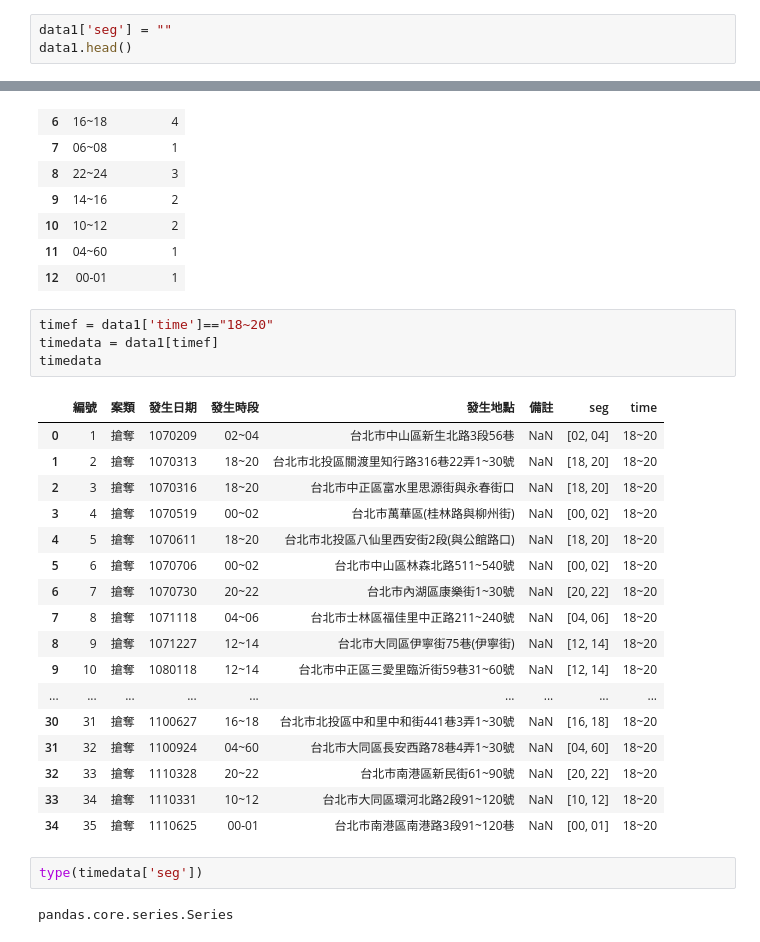
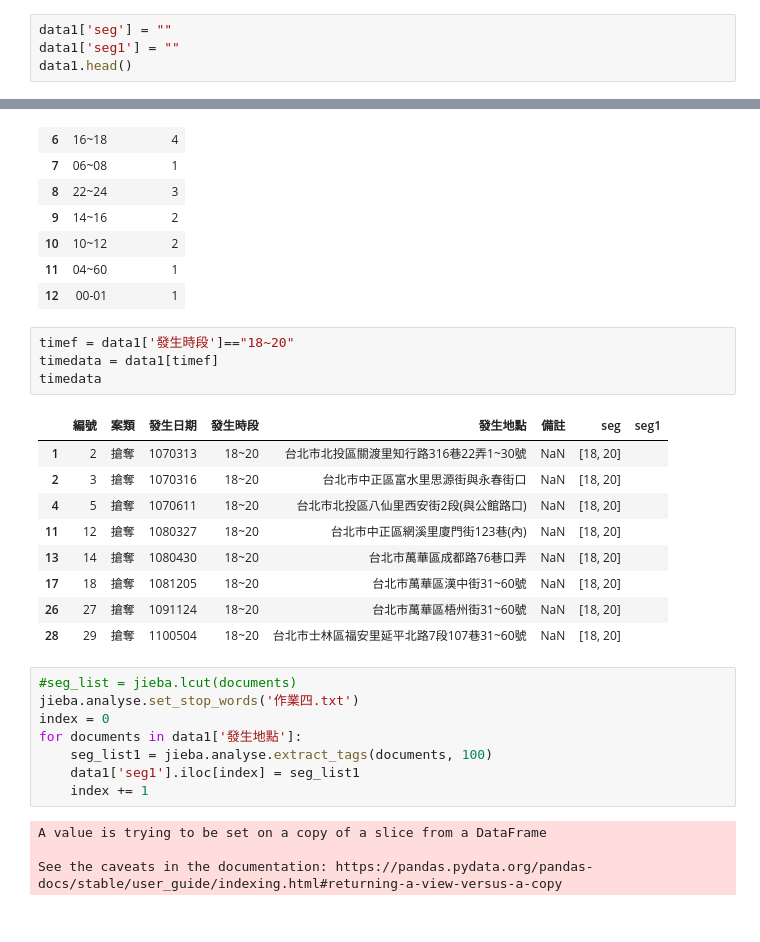
Before and after one commit to awchu0323/PL, a Jupyter notebook: 作業4/作業4.ipynb, the cells around one changed output, grey strips where cells are left out. Saved outputs shown, nothing was run; the diff lists cells and outputs as text.

```diff
--- a/作業4/作業4.ipynb
+++ b/作業4/作業4.ipynb
@@ -46,5 +42,6 @@ for sentence in andrew:
 我/是/台師大/科技系/陳亮竹
 # %%
 data1['seg'] = ""
+data1['seg1'] = ""
 data1.head()
 # %% [output]
@@ -113,28 +109,28 @@ result
 | 11 | 04~60 | 1 |
 | 12 | 00-01 | 1 |
 # %%
-timef = data1['time']=="18~20"
+timef = data1['發生時段']=="18~20"
 timedata = data1[timef]
 timedata
 # %% [output]
-|  | 編號 | 案類 | 發生日期 | 發生時段 | 發生地點 | 備註 | seg | time |
-| 0 | 1 | 搶奪 | 1070209 | 02~04 | 台北市中山區新生北路3段56巷 | NaN | [02, 04] | 18~20 |
-| 1 | 2 | 搶奪 | 1070313 | 18~20 | 台北市北投區關渡里知行路316巷22弄1~30號 | NaN | [18, 20] | 18~20 |
-| 2 | 3 | 搶奪 | 1070316 | 18~20 | 台北市中正區富水里思源街與永春街口 | NaN | [18, 20] | 18~20 |
-| 3 | 4 | 搶奪 | 1070519 | 00~02 | 台北市萬華區(桂林路與柳州街) | NaN | [00, 02] | 18~20 |
-| 4 | 5 | 搶奪 | 1070611 | 18~20 | 台北市北投區八仙里西安街2段(與公館路口) | NaN | [18, 20] | 18~20 |
-| 5 | 6 | 搶奪 | 1070706 | 00~02 | 台北市中山區林森北路511~540號 | NaN | [00, 02] | 18~20 |
-| 6 | 7 | 搶奪 | 1070730 | 20~22 | 台北市內湖區康樂街1~30號 | NaN | [20, 22] | 18~20 |
-| 7 | 8 | 搶奪 | 1071118 | 04~06 | 台北市士林區福佳里中正路211~240號 | NaN | [04, 06] | 18~20 |
-| 8 | 9 | 搶奪 | 1071227 | 12~14 | 台北市大同區伊寧街75巷(伊寧街) | NaN | [12, 14] | 18~20 |
-| 9 | 10 | 搶奪 | 1080118 | 12~14 | 台北市中正區三愛里臨沂街59巷31~60號 | NaN | [12, 14] | 18~20 |
-| ... | ... | ... | ... | ... | ... | ... | ... | ... |
-| 30 | 31 | 搶奪 | 1100627 | 16~18 | 台北市北投區中和里中和街441巷3弄1~30號 | NaN | [16, 18] | 18~20 |
-| 31 | 32 | 搶奪 | 1100924 | 04~60 | 台北市大同區長安西路78巷4弄1~30號 | NaN | [04, 60] | 18~20 |
-| 32 | 33 | 搶奪 | 1110328 | 20~22 | 台北市南港區新民街61~90號 | NaN | [20, 22] | 18~20 |
-| 33 | 34 | 搶奪 | 1110331 | 10~12 | 台北市大同區環河北路2段91~120號 | NaN | [10, 12] | 18~20 |
-| 34 | 35 | 搶奪 | 1110625 | 00-01 | 台北市南港區南港路3段91~120巷 | NaN | [00, 01] | 18~20 |
+|  | 編號 | 案類 | 發生日期 | 發生時段 | 發生地點 | 備註 | seg | seg1 |
+| 1 | 2 | 搶奪 | 1070313 | 18~20 | 台北市北投區關渡里知行路316巷22弄1~30號 | NaN | [18, 20] |  |
+| 2 | 3 | 搶奪 | 1070316 | 18~20 | 台北市中正區富水里思源街與永春街口 | NaN | [18, 20] |  |
+| 4 | 5 | 搶奪 | 1070611 | 18~20 | 台北市北投區八仙里西安街2段(與公館路口) | NaN | [18, 20] |  |
+| 11 | 12 | 搶奪 | 1080327 | 18~20 | 台北市中正區網溪里廈門街123巷(內) | NaN | [18, 20] |  |
+| 13 | 14 | 搶奪 | 1080430 | 18~20 | 台北市萬華區成都路76巷口弄 | NaN | [18, 20] |  |
+| 17 | 18 | 搶奪 | 1081205 | 18~20 | 台北市萬華區漢中街31~60號 | NaN | [18, 20] |  |
+| 26 | 27 | 搶奪 | 1091124 | 18~20 | 台北市萬華區梧州街31~60號 | NaN | [18, 20] |  |
+| 28 | 29 | 搶奪 | 1100504 | 18~20 | 台北市士林區福安里延平北路7段107巷31~60號 | NaN | [18, 20] |  |
-# %%
-type(timedata['seg'])
-# %% [output]
-pandas.core.series.Series
+# %%
+#seg_list = jieba.lcut(documents)
+jieba.analyse.set_stop_words('作業四.txt')
+index = 0
+for documents in data1['發生地點']:
+    seg_list1 = jieba.analyse.extract_tags(documents, 100)
+    data1['seg1'].iloc[index] = seg_list1
+    index += 1
+# %% [output]
+A value is trying to be set on a copy of a slice from a DataFrame
+
+See the caveats in the documentation: https://pandas.pydata.org/pandas-docs/stable/user_guide/indexing.html#returning-a-view-versus-a-copy
```
Also changed, not shown: parts of 14 cells of this notebook.
